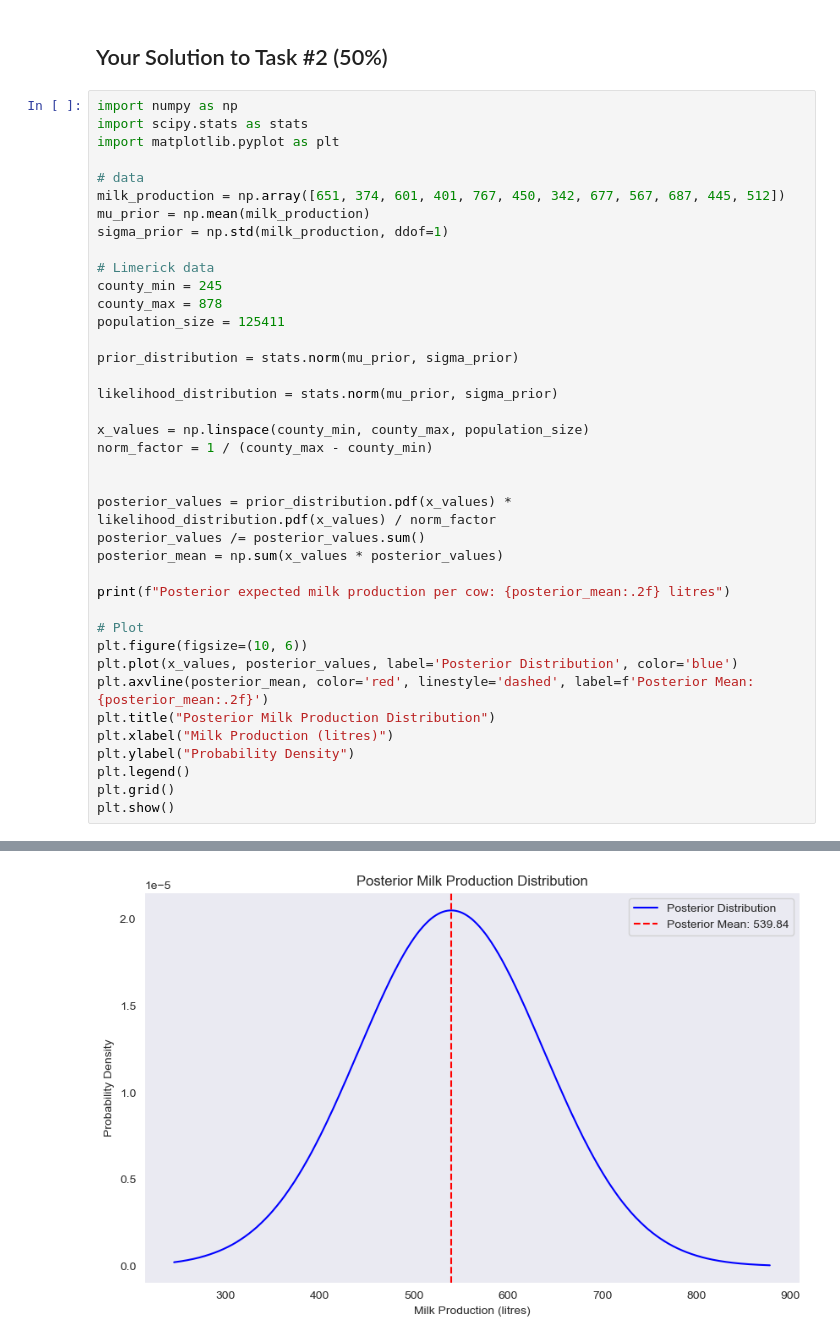
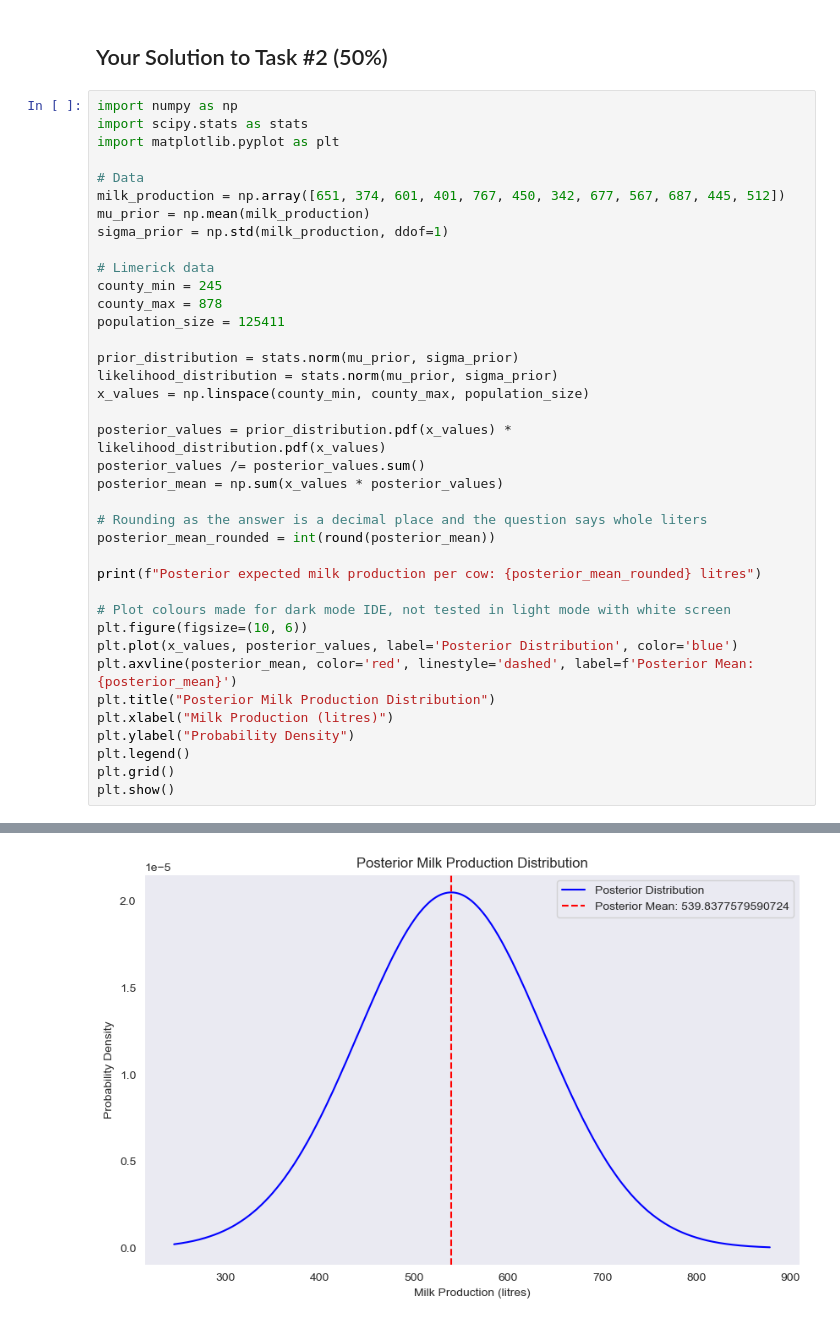
Before and after one commit to Ger-oc/XAi, a Jupyter notebook: Assignment_1.ipynb, the cells around one changed output, grey strips where cells are left out. Cells and saved outputs as stored; diff of their text form.

```diff
--- a/Assignment_1.ipynb
+++ b/Assignment_1.ipynb
@@ -278,7 +278,7 @@ import numpy as np
 import scipy.stats as stats
 import matplotlib.pyplot as plt
 
-# data
+# Data
 milk_production = np.array([651, 374, 601, 401, 767, 450, 342, 677, 567, 687, 445, 512])
 mu_prior = np.mean(milk_production)
 sigma_prior = np.std(milk_production, ddof=1)
@@ -289,23 +289,22 @@ county_max = 878
 population_size = 125411
 
 prior_distribution = stats.norm(mu_prior, sigma_prior)
+likelihood_distribution = stats.norm(mu_prior, sigma_prior)
+x_values = np.linspace(county_min, county_max, population_size)
 
-likelihood_distribution = stats.norm(mu_prior, sigma_prior)
-
-x_values = np.linspace(county_min, county_max, population_size)
-norm_factor = 1 / (county_max - county_min)
-
-
-posterior_values = prior_distribution.pdf(x_values) * likelihood_distribution.pdf(x_values) / norm_factor
+posterior_values = prior_distribution.pdf(x_values) * likelihood_distribution.pdf(x_values)
 posterior_values /= posterior_values.sum()
 posterior_mean = np.sum(x_values * posterior_values)
 
-print(f"Posterior expected milk production per cow: {posterior_mean:.2f} litres")
+# Rounding as the answer is a decimal place and the question says whole liters
+posterior_mean_rounded = int(round(posterior_mean))
 
-# Plot
+print(f"Posterior expected milk production per cow: {posterior_mean_rounded} litres")
+
+# Plot colours made for dark mode IDE, not tested in light mode with white screen
 plt.figure(figsize=(10, 6))
 plt.plot(x_values, posterior_values, label='Posterior Distribution', color='blue')
-plt.axvline(posterior_mean, color='red', linestyle='dashed', label=f'Posterior Mean: {posterior_mean:.2f}')
+plt.axvline(posterior_mean, color='red', linestyle='dashed', label=f'Posterior Mean: {posterior_mean}')
 plt.title("Posterior Milk Production Distribution")
 plt.xlabel("Milk Production (litres)")
 plt.ylabel("Probability Density")
@@ -317 +316 @@ Posterior expected milk production per cow: 539.84 litres
-[figure, old version]
+[figure, new version]
```
Also changed, not shown: parts of 2 cells of this notebook.
